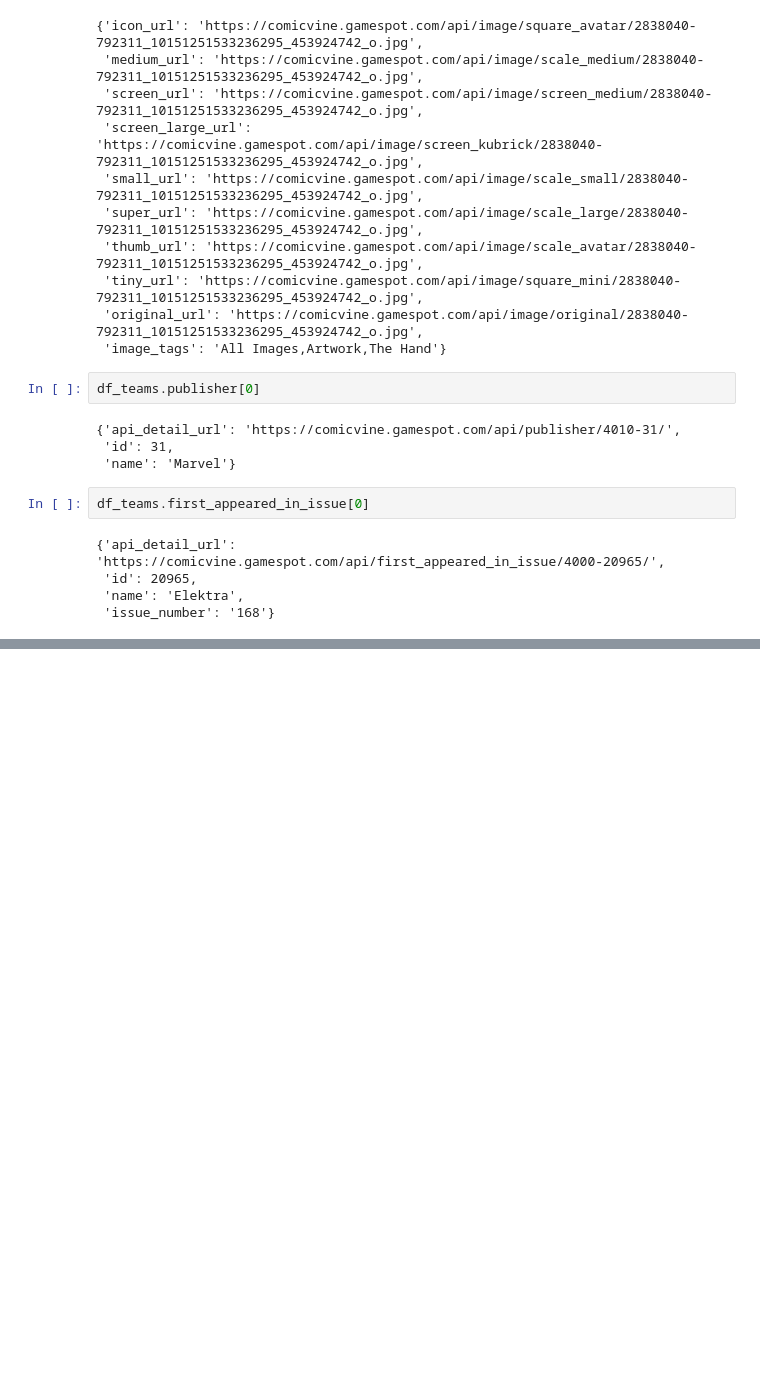
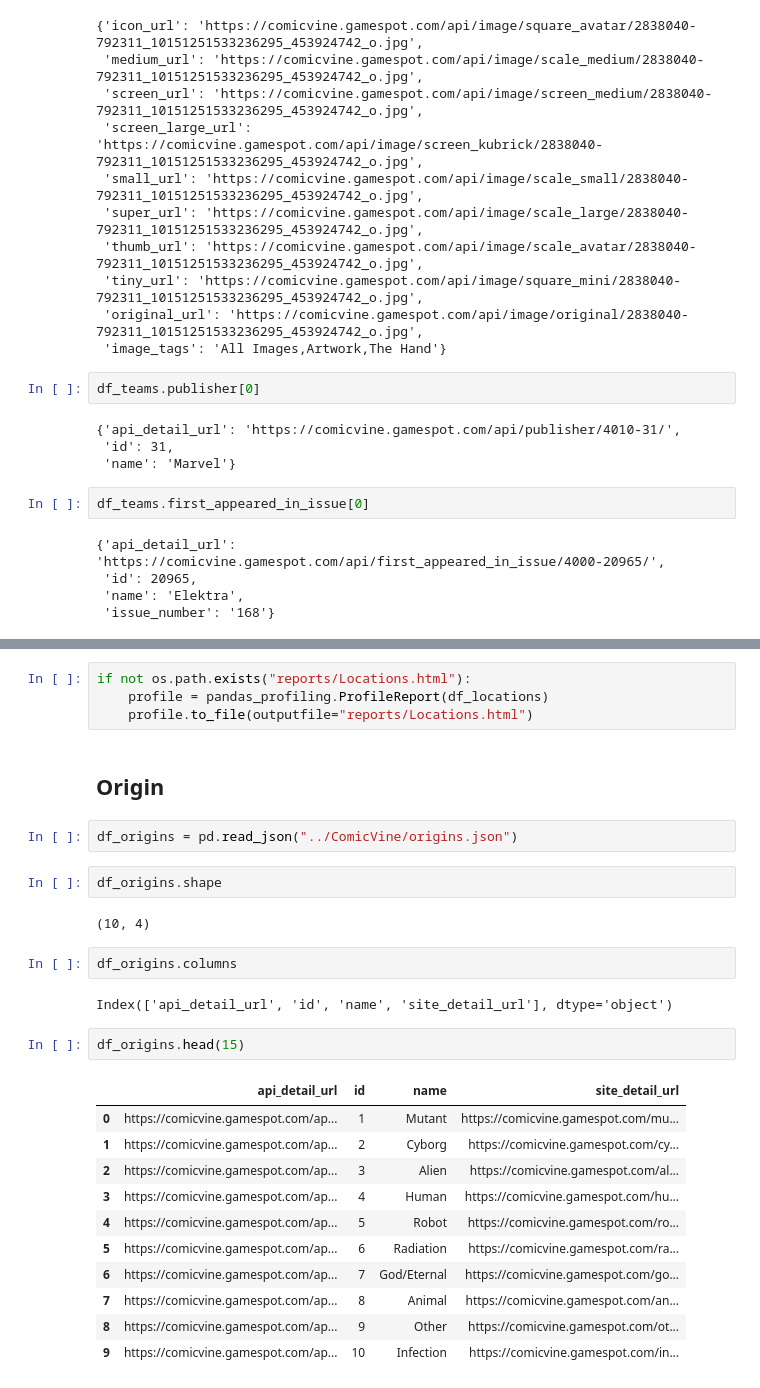
Before and after one commit to ExploringComics/comics-dataset, a Jupyter notebook: notebooks/DataAnalysis-ComicVine.ipynb, the cells around one changed output, grey strips where cells are left out. Drawn from its saved outputs; the diff is of its cells as text; blank space fills up the shorter version.

```diff
--- a/notebooks/DataAnalysis-ComicVine.ipynb
+++ b/notebooks/DataAnalysis-ComicVine.ipynb
@@ -118,0 +174,30 @@ df_teams.first_appeared_in_issue[0]
+# %%
+if not os.path.exists("reports/Locations.html"):
+    profile = pandas_profiling.ProfileReport(df_locations)
+    profile.to_file(outputfile="reports/Locations.html")
+# %% [markdown]
+## Origin
+# %%
+df_origins = pd.read_json("../ComicVine/origins.json")
+# %%
+df_origins.shape
+# %% [output]
+(10, 4)
+# %%
+df_origins.columns
+# %% [output]
+Index(['api_detail_url', 'id', 'name', 'site_detail_url'], dtype='object')
+# %%
+df_origins.head(15)
+# %% [output]
+|  | api_detail_url | id | name | site_detail_url |
+| 0 | https://comicvine.gamespot.com/ap... | 1 | Mutant | https://comicvine.gamespot.com/mu... |
+| 1 | https://comicvine.gamespot.com/ap... | 2 | Cyborg | https://comicvine.gamespot.com/cy... |
+| 2 | https://comicvine.gamespot.com/ap... | 3 | Alien | https://comicvine.gamespot.com/al... |
+| 3 | https://comicvine.gamespot.com/ap... | 4 | Human | https://comicvine.gamespot.com/hu... |
+| 4 | https://comicvine.gamespot.com/ap... | 5 | Robot | https://comicvine.gamespot.com/ro... |
+| 5 | https://comicvine.gamespot.com/ap... | 6 | Radiation | https://comicvine.gamespot.com/ra... |
+| 6 | https://comicvine.gamespot.com/ap... | 7 | God/Eternal | https://comicvine.gamespot.com/go... |
+| 7 | https://comicvine.gamespot.com/ap... | 8 | Animal | https://comicvine.gamespot.com/an... |
+| 8 | https://comicvine.gamespot.com/ap... | 9 | Other | https://comicvine.gamespot.com/ot... |
+| 9 | https://comicvine.gamespot.com/ap... | 10 | Infection | https://comicvine.gamespot.com/in... |
```
Also changed, not shown: parts of 20 cells of this notebook, 5 other files.
